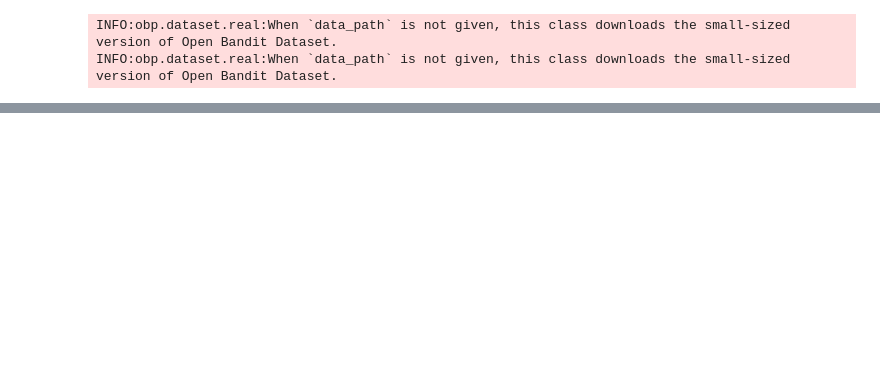
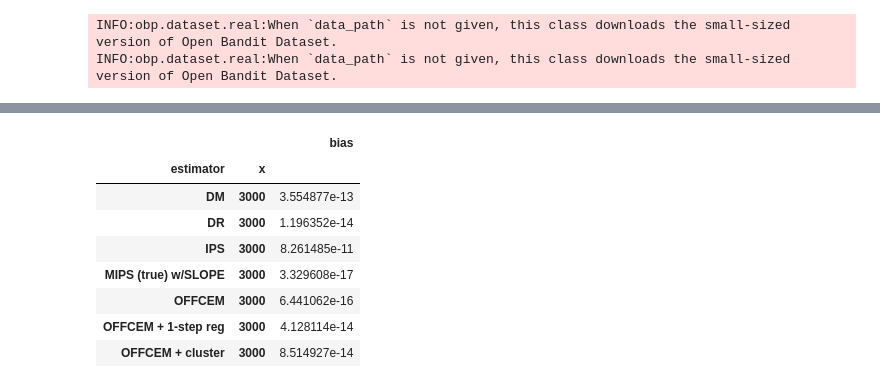
Before and after one commit to tatsuki1107/cfml_tutorial, a Jupyter notebook: action_embed/zozotown.ipynb, the cells around one changed output, grey strips where cells are left out. Drawn from its saved outputs; the diff is of its cells as text; code cells hidden in the pictures; blank space fills up the shorter version.

```diff
--- a/action_embed/zozotown.ipynb
+++ b/action_embed/zozotown.ipynb
@@ -165,0 +219,12 @@ ope.ope_estimators_tune[0].best_param
+# %%
+result_df.groupby(["estimator", "x"]).agg({"bias": "mean"}) ** 2
+# %% [output]
+|  |  | bias |
+| estimator | x |  |
+| DM | 3000 | 3.554877e-13 |
+| DR | 3000 | 1.196352e-14 |
+| IPS | 3000 | 8.261485e-11 |
+| MIPS (true) w/SLOPE | 3000 | 3.329608e-17 |
+| OFFCEM | 3000 | 6.441062e-16 |
+| OFFCEM + 1-step reg | 3000 | 4.128114e-14 |
+| OFFCEM + cluster | 3000 | 8.514927e-14 |
```
Also changed, not shown: parts of 11 cells of this notebook, 3 other files.
